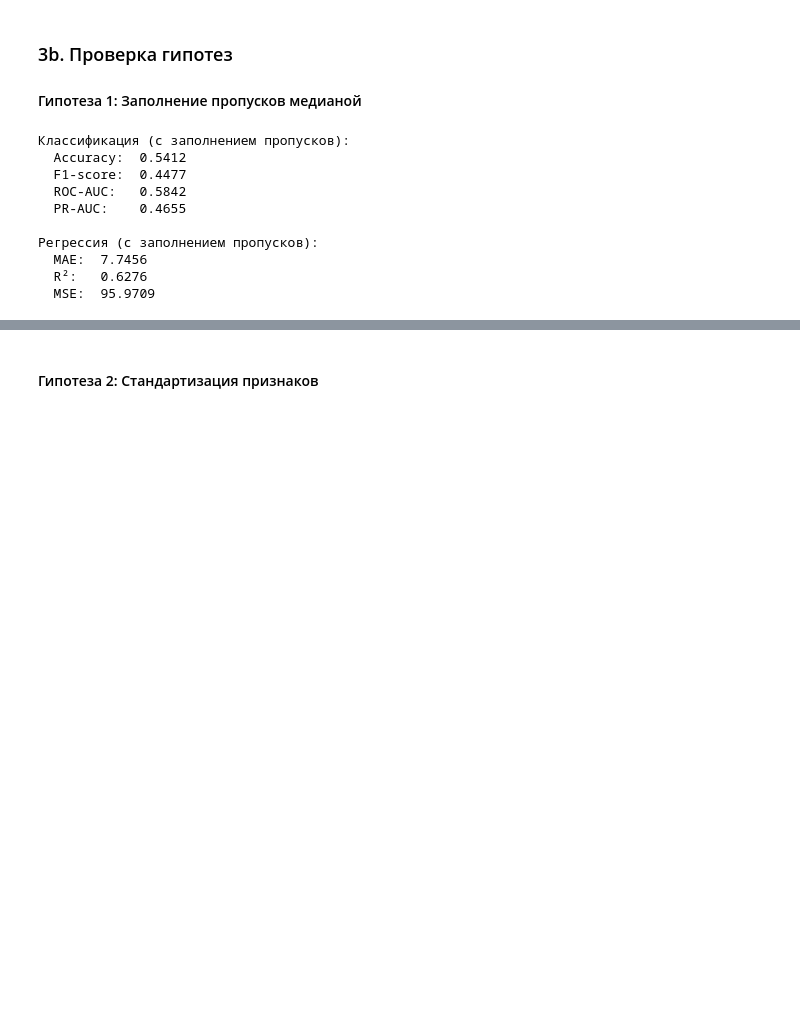
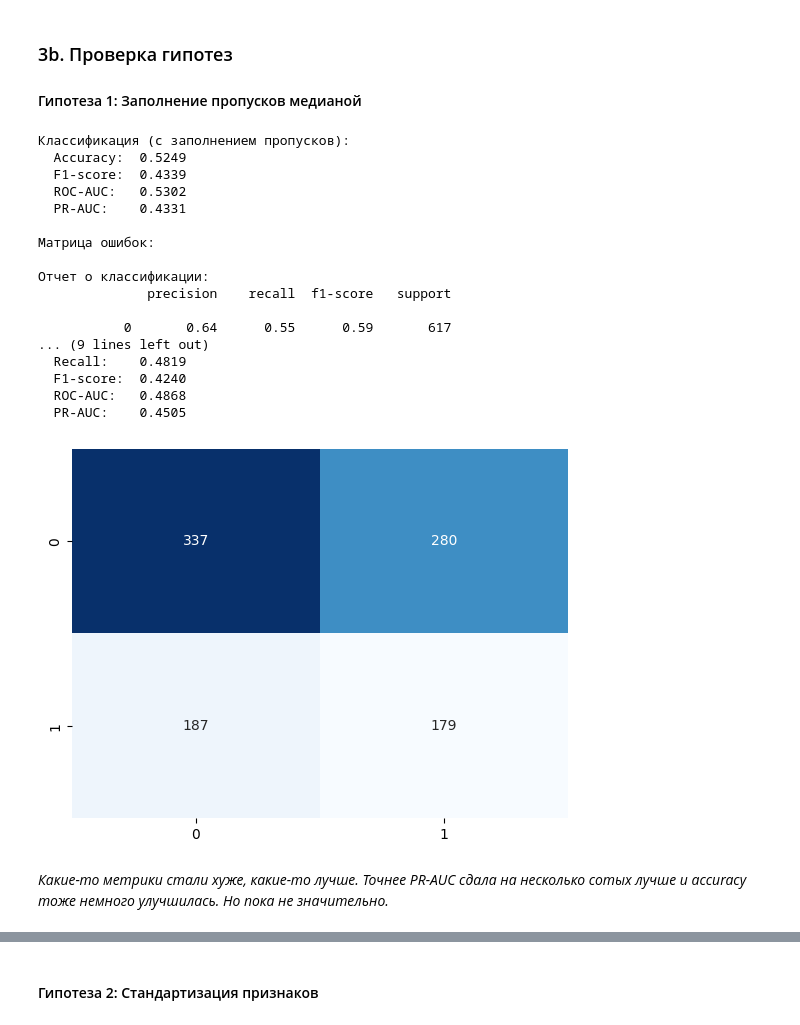
Before and after one commit to khanboglai/frameworks_AI, a Jupyter notebook: lab2.ipynb, the cells around one changed output, grey strips where cells are left out. Saved outputs shown, nothing was run; the diff lists cells and outputs as text; code cells hidden in the pictures; blank space fills up the shorter version.

```diff
--- a/lab2.ipynb
+++ b/lab2.ipynb
@@ -195,73 +194,75 @@ plt.show()
 #### Гипотеза 1: Заполнение пропусков медианой
 # %%
 # Загрузка данных заново
-df_water_hyp1 = pd.read_csv('water_potability.csv', na_values=['', '?', 'N/A', 'NA', 'None', ' ', '-'])
-df_concrete_hyp1 = pd.read_csv('concrete.csv', na_values=['', '?', 'N/A', 'NA', 'None', ' ', '-'])
+df_water_hyp1 = pd.read_csv('water_potability.csv', na_values=['', '?', 'N/A', 'NA', 'None', ' ', '-'], index_col=0)
 
 # Заполнение пропусков медианой по классам для классификации
 df_water_hyp1['ph'] = df_water_hyp1.groupby('Potability')['ph'].transform(lambda x: x.fillna(x.median()))
 df_water_hyp1['Sulfate'] = df_water_hyp1.groupby('Potability')['Sulfate'].transform(lambda x: x.fillna(x.median()))
 df_water_hyp1['Trihalomethanes'] = df_water_hyp1.groupby('Potability')['Trihalomethanes'].transform(lambda x: x.fillna(x.median()))
 
-# Заполнение пропусков для регрессии
-df_concrete_hyp1 = df_concrete_hyp1.fillna(df_concrete_hyp1.median())
-
 # Разделение на признаки и целевую переменную
 X_water_hyp1 = df_water_hyp1.drop('Potability', axis=1)
 y_water_hyp1 = df_water_hyp1['Potability']
 
-X_concrete_hyp1 = df_concrete_hyp1.iloc[:, :-1]
-y_concrete_hyp1 = df_concrete_hyp1.iloc[:, -1]
-
 # Разделение на train/test
 X_train_water_h1, X_test_water_h1, y_train_water_h1, y_test_water_h1 = train_test_split(
-    X_water_hyp1, y_water_hyp1, test_size=0.2, random_state=42
+    X_water_hyp1, y_water_hyp1, test_size=0.3, random_state=42
 )
 
-X_train_concrete_h1, X_test_concrete_h1, y_train_concrete_h1, y_test_concrete_h1 = train_test_split(
-    X_concrete_hyp1, y_concrete_hyp1, test_size=0.2, random_state=42
-)
-
-# Обучение моделей
+# Обучение модели
+# добавим балансировку классов для классификации
 lr_clf_hyp1 = LogisticRegression(random_state=42, max_iter=1000, class_weight='balanced')
 lr_clf_hyp1.fit(X_train_water_h1, y_train_water_h1)
 y_pred_water_h1 = lr_clf_hyp1.predict(X_test_water_h1)
 y_pred_proba_water_h1 = lr_clf_hyp1.predict_proba(X_test_water_h1)[:, 1]
-
-lin_reg_hyp1 = LinearRegression()
-lin_reg_hyp1.fit(X_train_concrete_h1, y_train_concrete_h1)
-y_pred_concrete_h1 = lin_reg_hyp1.predict(X_test_concrete_h1)
 
 # Метрики для классификации
 acc_h1 = accuracy_score(y_test_water_h1, y_pred_water_h1)
 f1_h1 = f1_score(y_test_water_h1, y_pred_water_h1, zero_division=0)
 roc_auc_h1 = roc_auc_score(y_test_water_h1, y_pred_proba_water_h1)
 pr_curve_h1 = precision_recall_curve(y_test_water_h1, y_pred_proba_water_h1)
 pr_auc_h1 = auc(pr_curve_h1[1], pr_curve_h1[0])
 
-# Метрики для регрессии
-mae_h1 = mean_absolute_error(y_test_concrete_h1, y_pred_concrete_h1)
-r2_h1 = r2_score(y_test_concrete_h1, y_pred_concrete_h1)
-mse_h1 = mean_squared_error(y_test_concrete_h1, y_pred_concrete_h1)
+cm_hyp1 = confusion_matrix(y_test_water_h1, y_pred_water_h1)
 
 print(f"Классификация (с заполнением пропусков):")
 print(f"  Accuracy:  {acc_h1:.4f}")
 print(f"  F1-score:  {f1_h1:.4f}")
 print(f"  ROC-AUC:   {roc_auc_h1:.4f}")
 print(f"  PR-AUC:    {pr_auc_h1:.4f}")
 
-print(f"\nРегрессия (с заполнением пропусков):")
-print(f"  MAE:  {mae_h1:.4f}")
-print(f"  R²:   {r2_h1:.4f}")
-print(f"  MSE:  {mse_h1:.4f}")
+print(f"\nМатрица ошибок:")
+sns.heatmap(cm_hyp1, annot=True, fmt='d', cmap='Blues', cbar=False)
+print(f"\nОтчет о классификации:")
+print(classification_report(y_test_water_h1, y_pred_water_h1))
+
+
+print(f"Метрики качества (Логистическая регрессия - baseline):")
+print(f"  Accuracy:  {accuracy:.4f}")
+print(f"  Precision: {precision:.4f}")
+print(f"  Recall:    {recall:.4f}")
+print(f"  F1-score:  {f1:.4f}")
+print(f"  ROC-AUC:   {roc_auc:.4f}")
+print(f"  PR-AUC:    {pr_auc:.4f}")
 # %% [output]
 Классификация (с заполнением пропусков):
-  Accuracy:  0.5412
-  F1-score:  0.4477
-  ROC-AUC:   0.5842
-  PR-AUC:    0.4655
+  Accuracy:  0.5249
+  F1-score:  0.4339
+  ROC-AUC:   0.5302
+  PR-AUC:    0.4331
 
-Регрессия (с заполнением пропусков):
-  MAE:  7.7456
-  R²:   0.6276
-  MSE:  95.9709
+Матрица ошибок:
+
+Отчет о классификации:
+              precision    recall  f1-score   support
+
+           0       0.64      0.55      0.59       617
+... (9 lines left out)
+  Recall:    0.4819
+  F1-score:  0.4240
+  ROC-AUC:   0.4868
+  PR-AUC:    0.4505
+[figure, added]
+# %% [markdown]
+*Какие-то метрики стали хуже, какие-то лучше. Точнее PR-AUC сдала на несколько сотых лучше и accuracy тоже немного улучшилась. Но пока не значительно.*
```
Also changed, not shown: parts of 38 cells of this notebook.
